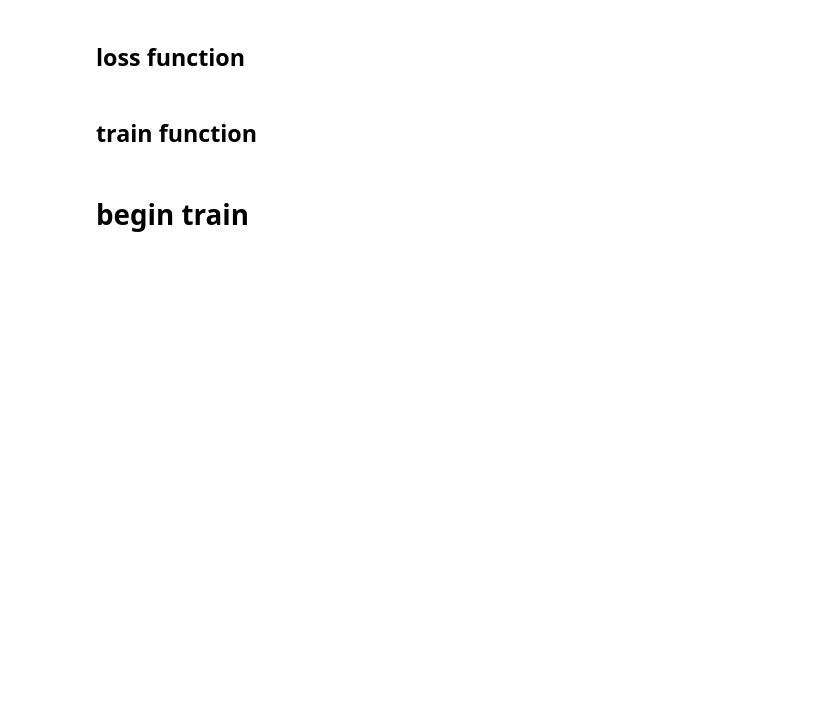
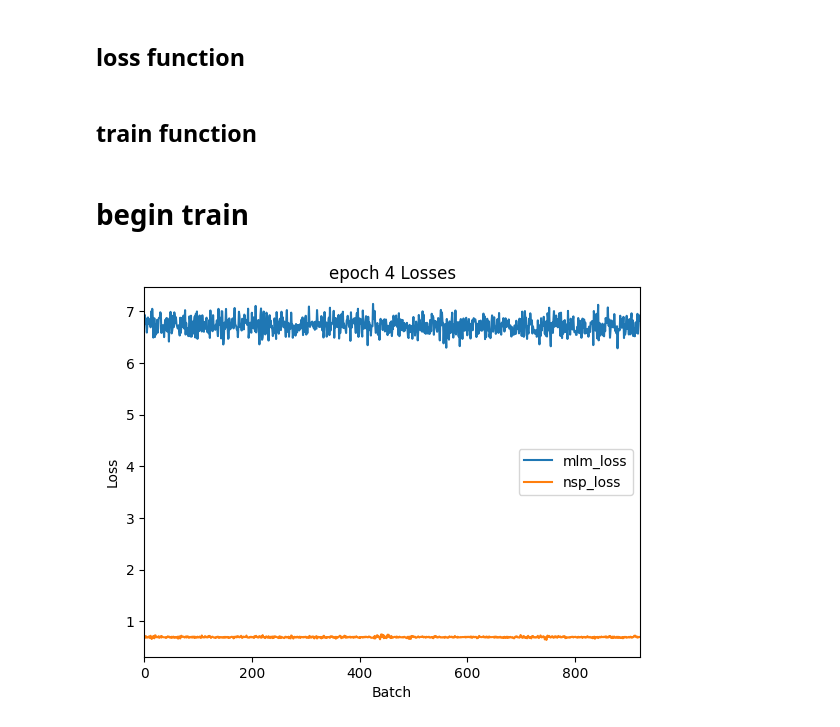
Before and after one commit to RuSignalFlag/HuggingFaceTransformer, a Jupyter notebook: bert/bert.ipynb, the cells around one changed output. Drawn from its saved outputs; the diff is of its cells as text; code cells hidden in the pictures; blank space fills up the shorter version.

```diff
--- a/bert/bert.ipynb
+++ b/bert/bert.ipynb
@@ -511,13 +512,19 @@ def _get_batch_loss(loss, mlm_pred, nsp_pred, mlm_weights, mlm_l, nsp_l, config)
 # %% [markdown]
 ## train function
 # %%
-def train_bert(dataloader, model, optim, loss, config, device):
+def train_bert(dataloader, model, optim, loss, config, device, SummaryWriter):
   mlm_loss_sum = []
   nsp_loss_sum = []
   sentence_pair_sum = []
   batch_sum = []
   total_time = []
 
+  input_ids_w = torch.ones(config.batch_size, config.max_len, dtype=torch.long).to(device)
+  token_type_id_w = torch.ones(config.batch_size, config.max_len, dtype=torch.long).to(device)
+  attention_w = torch.ones(config.batch_size, config.max_len, dtype=torch.float32).to(device)
+  pred_positions_w = torch.ones(config.batch_size,round(config.max_len*0.15), dtype=torch.long).to(device)
+
+  SummaryWriter.add_graph(model, (input_ids_w, token_type_id_w, attention_w, pred_positions_w))
 
   for epoch in range(config.epochs):
     fig, ax = plt.subplots()
@@ -539,6 +546,11 @@ def train_bert(dataloader, model, optim, loss, config, device):
         loss_sum = loss_[0]
         loss_sum.backward()
         optim.step()
+
+        SummaryWriter.add_scalar('mlm_loss', mlm_loss, epoch * len(dataloader) + batch_current_epoch)
+        SummaryWriter.add_scalar('nsp_loss', nsp_loss, epoch * len(dataloader) + batch_current_epoch)
+        SummaryWriter.add_scalar('lr', optim.param_groups[0]['lr'], epoch * len(dataloader) + batch_current_epoch)
+
         mlm_loss_current_epoch.append(mlm_loss.cpu().detach().numpy())
         nsp_loss_current_epoch.append(nsp_loss.cpu().detach().numpy())
         sentence_pair_current_epoch += input_ids.shape[0]
@@ -575,11 +587,15 @@ def train_bert(dataloader, model, optim, loss, config, device):
             f'{total_time_current_epoch:2f} sec elapsed in current epoch  ' f'{epoch}  ' + '\n'
       f.write(log)
       f.close()
+
+    SummaryWriter.add_histogram('wordEmbedding', model.bert.embedding.wordEmbedding.weight, epoch)
+    SummaryWriter.add_histogram('mlm_output', model.mlm.mlp[3].weight, epoch)
     mlm_loss_sum.append(mlm_loss_current_epoch)
     nsp_loss_sum.append(nsp_loss_current_epoch)
     sentence_pair_sum.append(sentence_pair_current_epoch)
     batch_sum.append(batch_current_epoch)
     total_time.append(total_time_current_epoch)
+  torch.save(model.bert, '/root/code/HuggingFaceTransformer/model/bert.bin')
 # %% [markdown]
 # begin train
 # %%
@@ -606,6 +622,10 @@ Dataloader, Dataset, vocab = load_data_wiki(config.batch_size,config.max_len)
 model = bertLanguageModel(config).to(device)
 # %%
 loss = nn.CrossEntropyLoss(reduction='none')
-optim = torch.optim.AdamW(model.parameters(), amsgrad=True)
+optim = torch.optim.SGD(model.parameters(),lr=0.001,momentum=0.9)
+# %%
+SummaryWriter = SummaryWriter(log_dir='./', comment='bert')
 # %%
-train_bert(Dataloader, model, optim, loss, config, device)
+train_bert(Dataloader, model, optim, loss, config, device, SummaryWriter)
+# %% [output]
+[figure, added]
```
Also changed, not shown: parts of 1 cell of this notebook, 10 other files.
